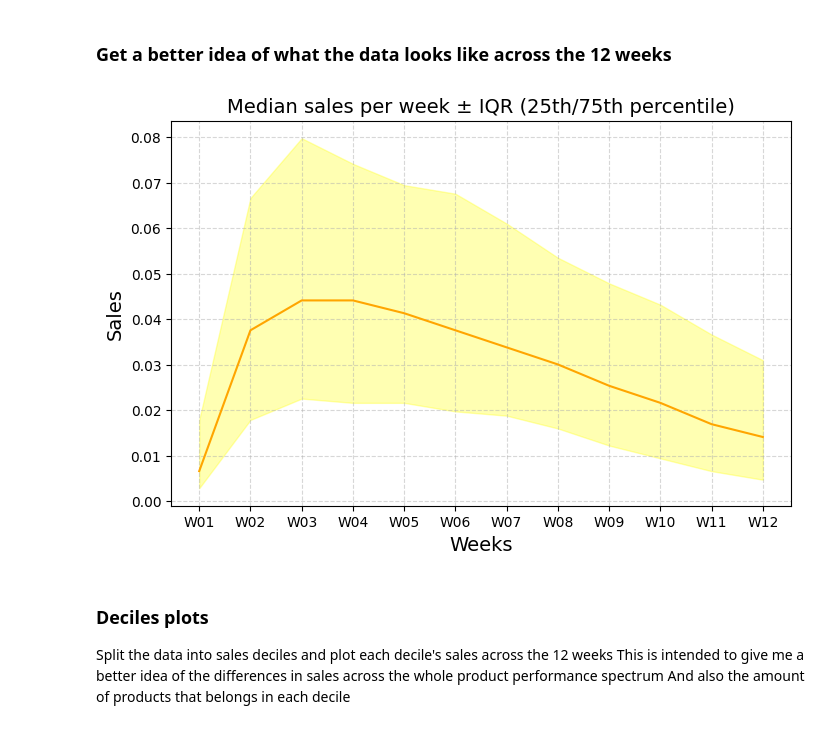
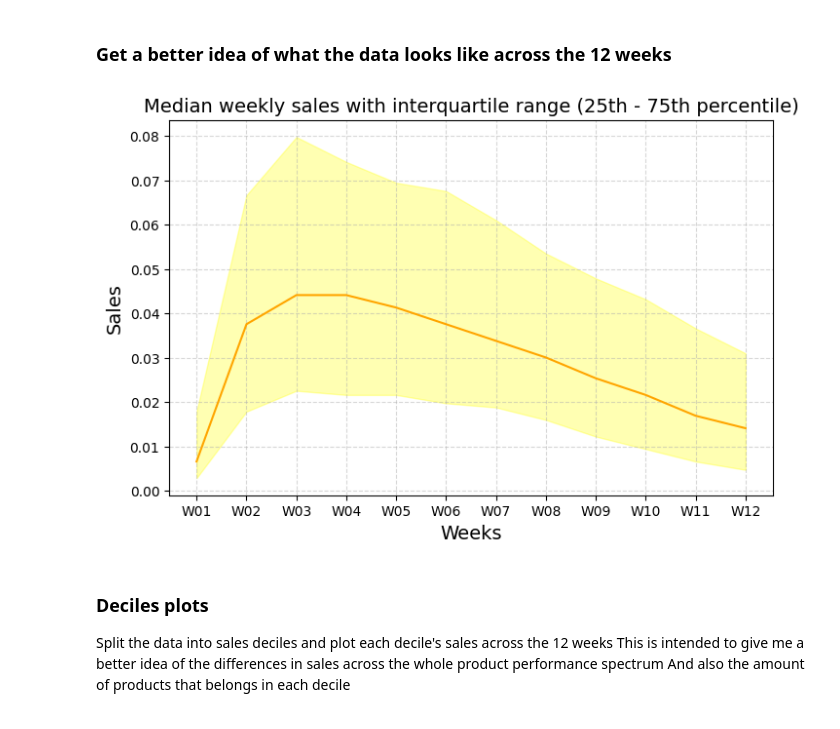
Before and after one commit to martadossantos/product-sales, a Jupyter notebook: 01_prep.ipynb, the cells around one changed output. Cells and saved outputs as stored; diff of their text form; code cells hidden in the pictures.

```diff
--- a/01_prep.ipynb
+++ b/01_prep.ipynb
@@ -144,27 +141,27 @@ plt.show()
 # %%
 # Plot sales across the 12 weeks
 # Interquartile range (25–75)
 # IQR = Q₃ - Q₁
 # Shows the range of the middle 50% of the dataset
 median_sales = df[week_cols].median()
 
 q1 = df[week_cols].quantile(0.25)
 q3 = df[week_cols].quantile(0.75)
 
 plt.figure(figsize=(8, 5))
 
 plt.plot(weeks, median_sales, color='orange', label='Median')
 plt.fill_between(weeks, q1, q3, alpha=0.3, color='yellow', label='IQR (25th-75th)')
 
 plt.xlabel('Weeks')
 plt.xticks(weeks, week_cols)
 plt.ylabel('Sales')
-plt.title('Median sales per week ± IQR (25th/75th percentile)')
+plt.title('Median weekly sales with interquartile range (25th - 75th percentile)')
 
 plt.grid(True, linestyle='--', alpha=0.5)
 plt.show()
 # %% [output]
-[figure, old version]
+[figure, new version]
 # %% [markdown]
 ### Deciles plots
 Split the data into sales deciles and plot each decile's sales across the 12 weeks
```
Also changed, not shown: parts of 1 cell of this notebook, 1 other file.
